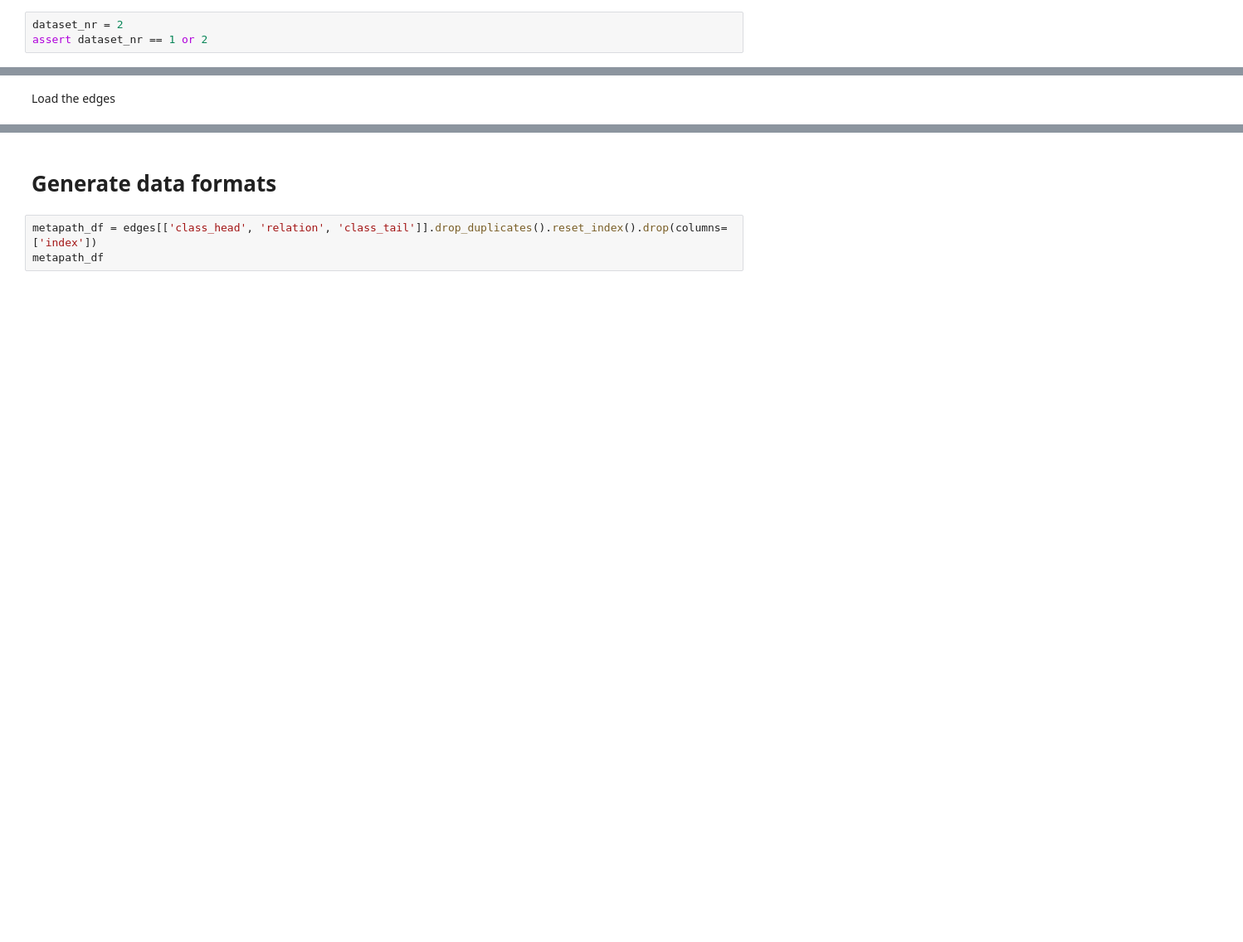
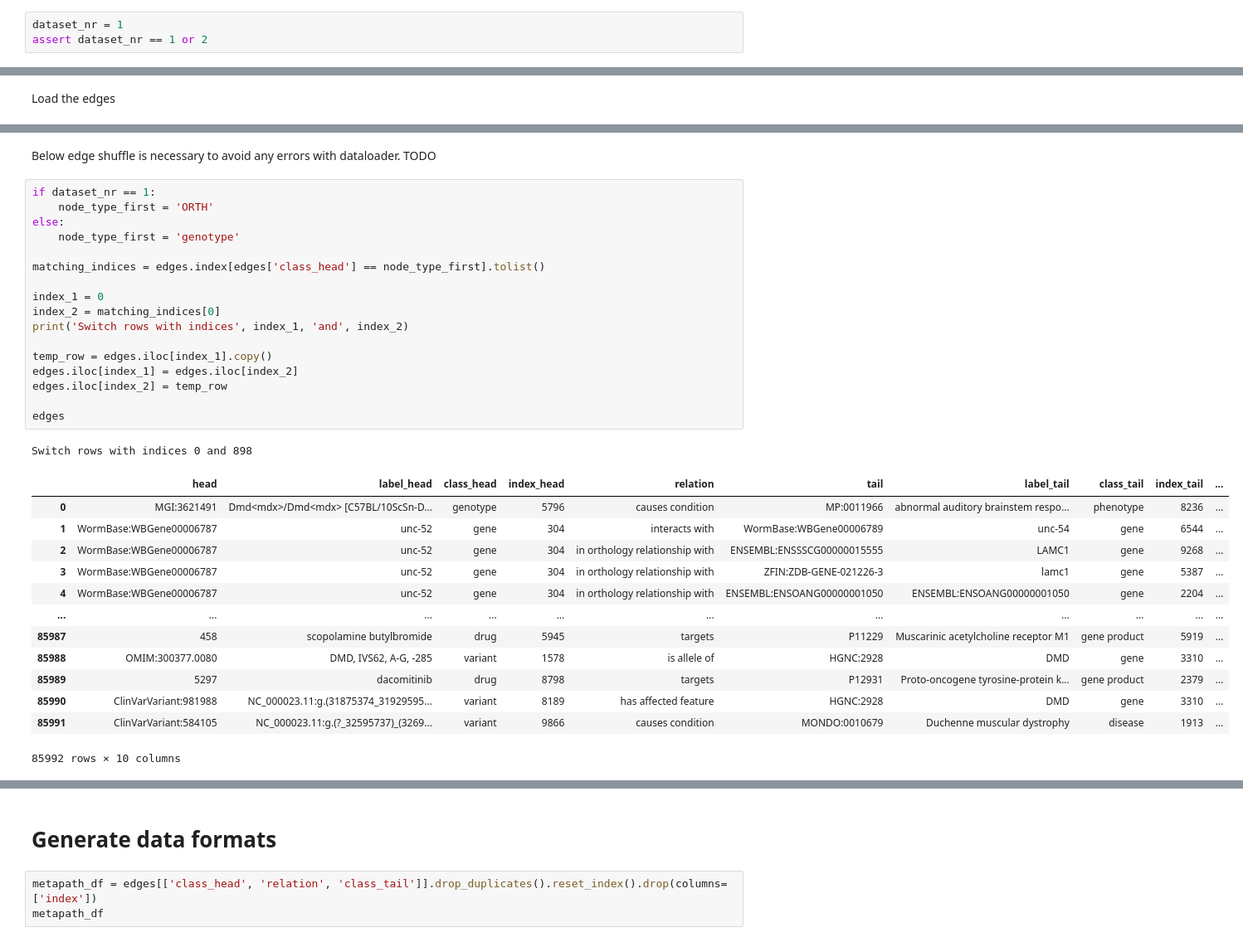
Before and after one commit to rosazwart/XAIFO-ThesisProject, a Jupyter notebook: metapath2vec_embedding.ipynb, the cells around one changed output, grey strips where cells are left out. Shown at 83% size. Saved outputs shown, nothing was run; the diff lists cells and outputs as text; blank space fills up the shorter version.

```diff
--- a/metapath2vec_embedding.ipynb
+++ b/metapath2vec_embedding.ipynb
@@ -14,7 +14,7 @@ Using device: cpu
 # %% [markdown]
 Specify which dataset is used, 1 (original knowledge graph) or 2 (restructured knowledge graph)
 # %%
-dataset_nr = 2
+dataset_nr = 1
 assert dataset_nr == 1 or 2
 # %% [markdown]
 # Load nodes and edges
@@ -97,0 +94,34 @@ edges
+# %% [markdown]
+Below edge shuffle is necessary to avoid any errors with dataloader. TODO
+# %%
+if dataset_nr == 1:
+    node_type_first = 'ORTH'
+else:
+    node_type_first = 'genotype'
+
+matching_indices = edges.index[edges['class_head'] == node_type_first].tolist()
+
+index_1 = 0
+index_2 = matching_indices[0]
+print('Switch rows with indices', index_1, 'and', index_2)
+
+temp_row = edges.iloc[index_1].copy()
+edges.iloc[index_1] = edges.iloc[index_2]
+edges.iloc[index_2] = temp_row
+
+edges
+# %% [output]
+Switch rows with indices 0 and 898
+|  | head | label_head | class_head | index_head | relation | tail | label_tail | class_tail | index_tail | ... |
+| 0 | MGI:3621491 | Dmd<mdx>/Dmd<mdx> [C57BL/10ScSn-D... | genotype | 5796 | causes condition | MP:0011966 | abnormal auditory brainstem respo... | phenotype | 8236 | ... |
+| 1 | WormBase:WBGene00006787 | unc-52 | gene | 304 | interacts with | WormBase:WBGene00006789 | unc-54 | gene | 6544 | ... |
+| 2 | WormBase:WBGene00006787 | unc-52 | gene | 304 | in orthology relationship with | ENSEMBL:ENSSSCG00000015555 | LAMC1 | gene | 9268 | ... |
+| 3 | WormBase:WBGene00006787 | unc-52 | gene | 304 | in orthology relationship with | ZFIN:ZDB-GENE-021226-3 | lamc1 | gene | 5387 | ... |
+| 4 | WormBase:WBGene00006787 | unc-52 | gene | 304 | in orthology relationship with | ENSEMBL:ENSOANG00000001050 | ENSEMBL:ENSOANG00000001050 | gene | 2204 | ... |
+| ... | ... | ... | ... | ... | ... | ... | ... | ... | ... | ... |
+| 85987 | 458 | scopolamine butylbromide | drug | 5945 | targets | P11229 | Muscarinic acetylcholine receptor M1 | gene product | 5919 | ... |
+| 85988 | OMIM:300377.0080 | DMD, IVS62, A-G, -285 | variant | 1578 | is allele of | HGNC:2928 | DMD | gene | 3310 | ... |
+| 85989 | 5297 | dacomitinib | drug | 8798 | targets | P12931 | Proto-oncogene tyrosine-protein k... | gene product | 2379 | ... |
+| 85990 | ClinVarVariant:981988 | NC_000023.11:g.(31875374_31929595... | variant | 8189 | has affected feature | HGNC:2928 | DMD | gene | 3310 | ... |
+| 85991 | ClinVarVariant:584105 | NC_000023.11:g.(?_32595737)_(3269... | variant | 9866 | causes condition | MONDO:0010679 | Duchenne muscular dystrophy | disease | 1913 | ... |
+85992 rows × 10 columns
```
Also changed, not shown: parts of 19 cells of this notebook, 17 other files.
